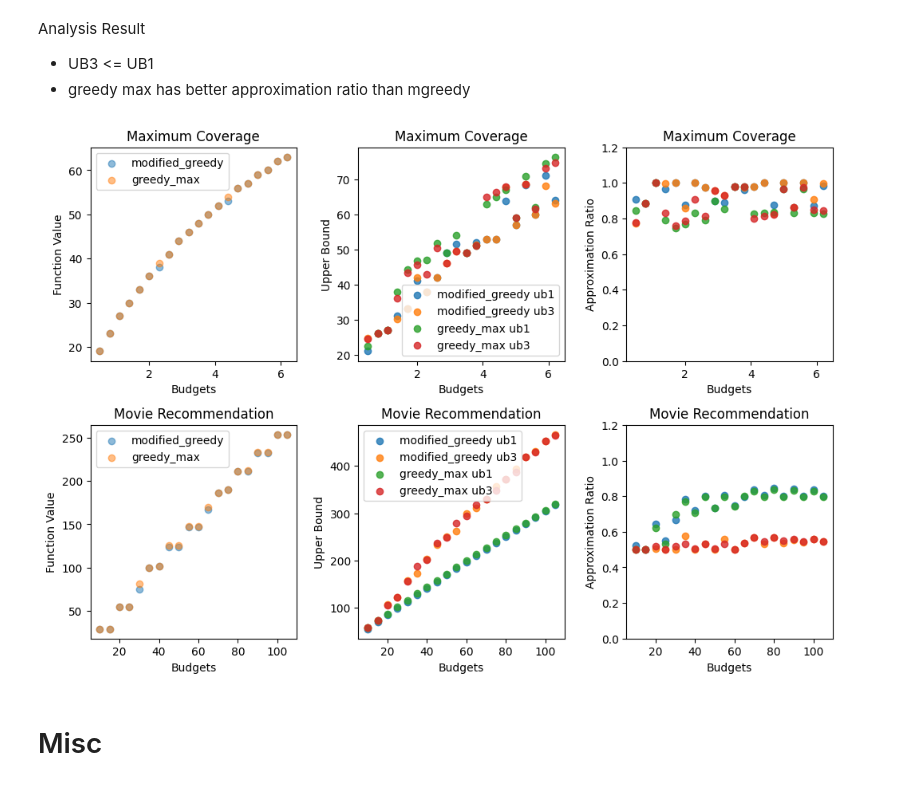
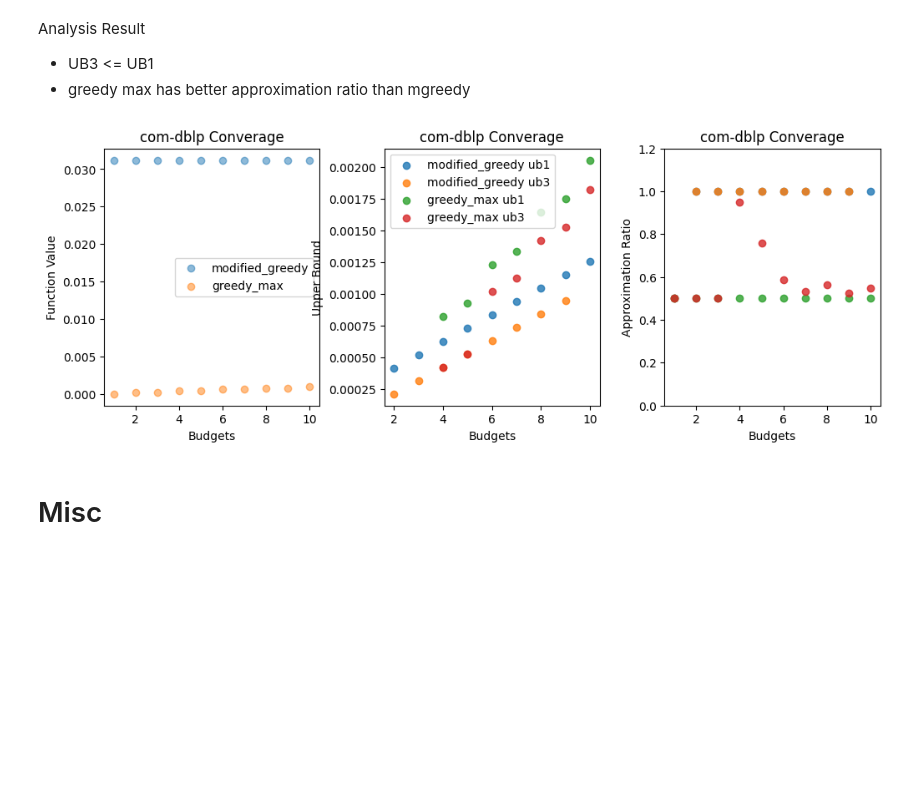
Before and after one commit to tongch8819/SubOptKnapsack, a Jupyter notebook: notebooks/plot.ipynb, the cells around one changed output. Saved outputs shown, nothing was run; the diff lists cells and outputs as text; code cells hidden in the pictures; blank space fills up the shorter version.

Commit message:
two tasks

```diff
--- a/notebooks/plot.ipynb
+++ b/notebooks/plot.ipynb
@@ -40,15 +40,18 @@ Analysis Result
 # %%
 upper_bounds = ["ub1", "ub3"]
 algos = ["modified_greedy", "greedy_max"]
-task_names = ["IdealMaxCovModel", "MovieRecommendation"]
+task_names = ["DblpGraphCoverage", "FacebookGraphCoverage"]
+# task_names = ["MovieRecommendation"]
 # task_names = ["RevenueMax", "IdealMaxCovModel", "MovieRecommendation", "ImageSummarization"]
 
 
 task2title = {
-    "RevenueMax": "Revenue Maximization",
-    "IdealMaxCovModel": "Maximum Coverage",
-    "MovieRecommendation": "Movie Recommendation",
-    "ImageSummarization": "Image Summarization",
+    #"RevenueMax": "Revenue Maximization",
+    #"IdealMaxCovModel": "Maximum Coverage",
+    #"MovieRecommendation": "Movie Recommendation",
+    #"ImageSummarization": "Image Summarization",
+    "DblpGraphCoverage":"com-dblp Converage",
+    "FacebookGraphCoverage":"ego-facebook Converage"
 }
 result_root_dir = "../result"
 
@@ -62,8 +65,9 @@ fig, axes = plt.subplots(rows, cols, figsize=(cols * width, rows * height),
 	'hspace' : 0.3,
 })
 
-for row_axes, task_name in zip(axes, task_names):
-    left_ax, middle_ax, right_ax = row_axes
+if rows == 1:
+    left_ax, middle_ax, right_ax = axes
+    task_name = task_names[0]
 
     left_ax.set_xlabel("Budgets")
     left_ax.set_ylabel("Function Value")
@@ -74,34 +78,71 @@ for row_axes, task_name in zip(axes, task_names):
     middle_ax.set_title(task2title[task_name])
     if task_name == "RevenueMax":
         middle_ax.set_ylim(-5, 140)
 
     right_ax.set_xlabel("Budgets")
     right_ax.set_ylabel("Approximation Ratio")
     right_ax.set_ylim(0.0, 1.2)
     right_ax.set_title(task2title[task_name])
 
     for algo in algos:
         for up in upper_bounds:
             X, Y, Z, W = load_series(algo, up, task_name, result_root_dir)
 
             if up == "ub1":
                 # function value: same algorithm should have same function value
                 left_ax.scatter(X, Y, label="{}".format(algo), alpha=0.5)
 
             middle_ax.scatter(X, Z, label="{} {}".format(algo, up), alpha=0.8)
 
             # TODO: floor and ceiling
             W = np.minimum(np.ones(shape=len(W)), np.array(W))
             W = np.maximum(0.5 * np.ones(shape=len(W)), np.array(W))
             right_ax.scatter(X, W, label="{} {}".format(algo, up), alpha=0.8)
 
     left_ax.legend()
     middle_ax.legend()
     # right_ax.legend()
+else:
+    for row_axes, task_name in zip(axes, task_names):
+        left_ax, middle_ax, right_ax = list(row_axes)
+
+        left_ax.set_xlabel("Budgets")
+        left_ax.set_ylabel("Function Value")
+        left_ax.set_title(task2title[task_name])
+
+        middle_ax.set_xlabel("Budgets")
+        middle_ax.set_ylabel("Upper Bound")
+        middle_ax.set_title(task2title[task_name])
+        if task_name == "RevenueMax":
+            middle_ax.set_ylim(-5, 140)
+
+        right_ax.set_xlabel("Budgets")
+        right_ax.set_ylabel("Approximation Ratio")
+        right_ax.set_ylim(0.0, 1.2)
+        right_ax.set_title(task2title[task_name])
+
+        for algo in algos:
+            for up in upper_bounds:
+                X, Y, Z, W = load_series(algo, up, task_name, result_root_dir)
+
+                if up == "ub1":
+                    # function value: same algorithm should have same function value
+                    left_ax.scatter(X, Y, label="{}".format(algo), alpha=0.5)
+
+                middle_ax.scatter(X, Z, label="{} {}".format(algo, up), alpha=0.8)
+
+                # TODO: floor and ceiling
+                W = np.minimum(np.ones(shape=len(W)), np.array(W))
+                W = np.maximum(0.5 * np.ones(shape=len(W)), np.array(W))
+                right_ax.scatter(X, W, label="{} {}".format(algo, up), alpha=0.8)
+
+        left_ax.legend()
+        middle_ax.legend()
+        # right_ax.legend()
 
 plt.show()
 # %% [output]
-[figure, old version]
+[figure, new version]
 # %% [markdown]
 # Misc
 # %% [markdown]
```
Also changed, not shown: 11 other files.
